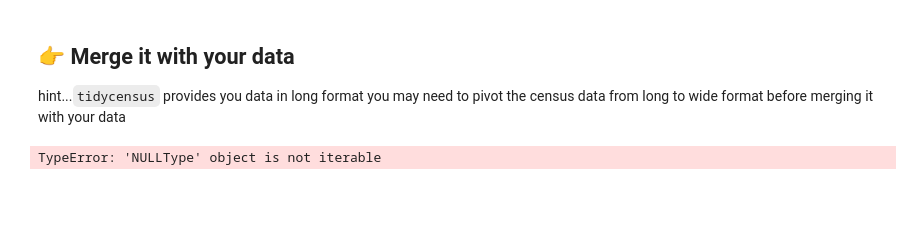
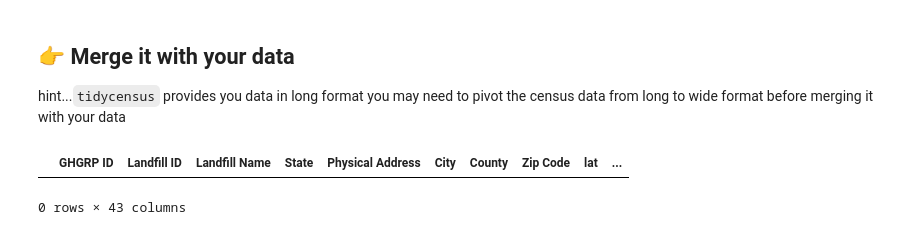
Before and after one commit to katrventura/connect-to-census, a Jupyter notebook: merge-with-census.ipynb, the cells around one changed output. Saved outputs shown, nothing was run; the diff lists cells and outputs as text; code cells hidden in the pictures; blank space fills up the shorter version.

```diff
--- a/merge-with-census.ipynb
+++ b/merge-with-census.ipynb
@@ -215,8 +195,0 @@ merged_data %>% write_csv("merged_data_dhrumil.csv")
-# %%
-%%R -o merged_data_without_geoms
-
-library(sf)
-merged_data_without_geoms <- merged_data %>%
-    st_drop_geometry()
-# %% [output]
-TypeError: 'NULLType' object is not iterable
@@ -222,0 +204,8 @@ TypeError: 'NULLType' object is not iterable
+# %%
+# merge the data on the GEOID
+merged = pd.merge(df, md_census_df, left_on='GEOID', right_on='GEOID')
+
+merged
+# %% [output]
+|  | GHGRP ID | Landfill ID | Landfill Name | State | Physical Address | City | County | Zip Code | lat | ... |
+0 rows × 43 columns
```
Also changed, not shown: parts of 12 cells of this notebook, 6 other files.
